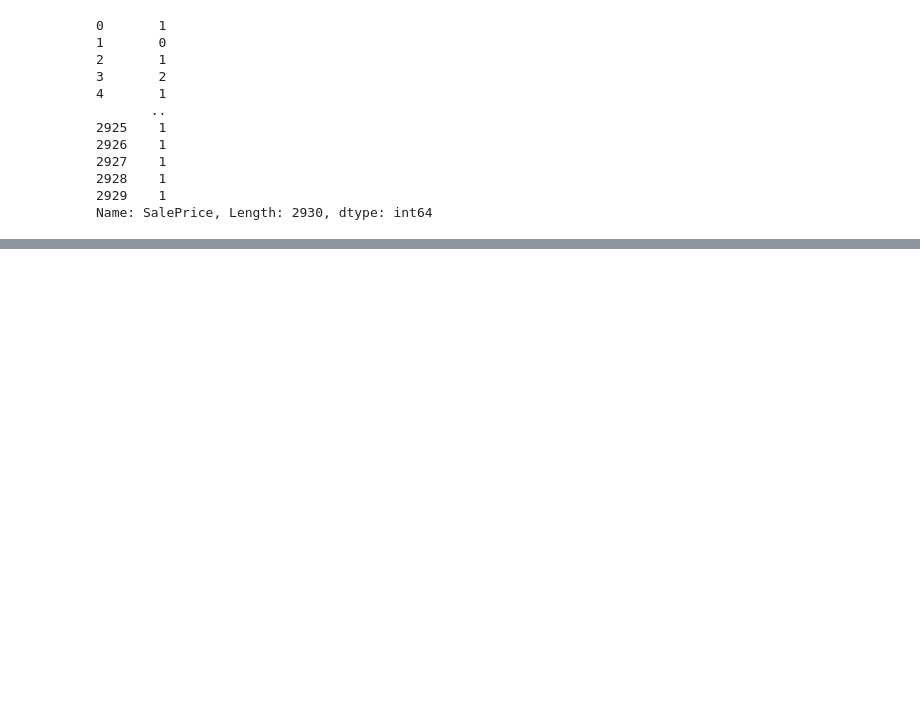
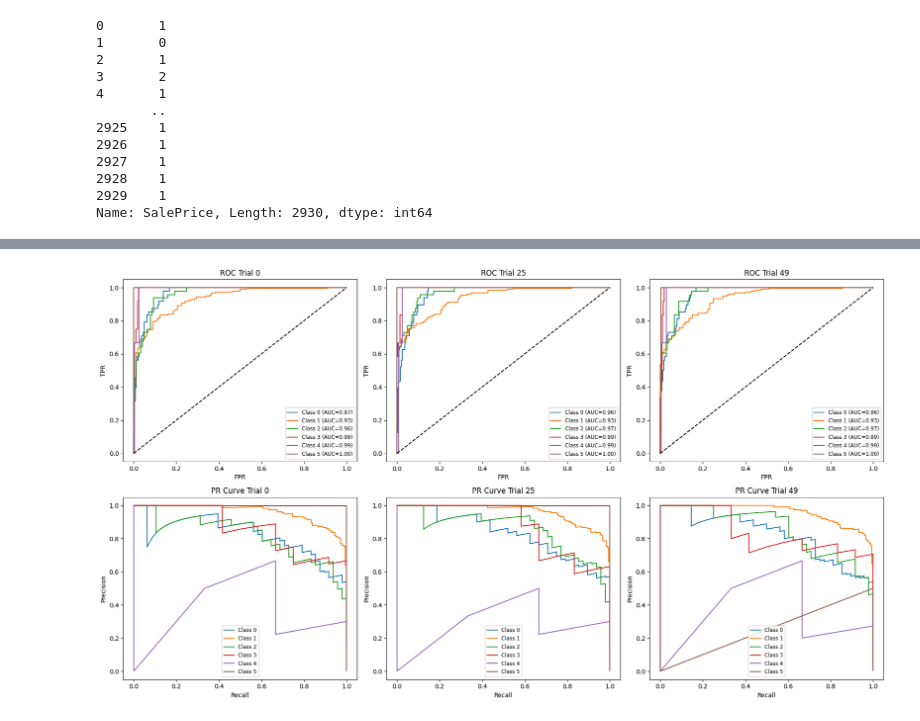
Before and after one commit to chiracarla/lab1, a Jupyter notebook: lab3.ipynb, the cells around one changed output, grey strips where cells are left out. Saved outputs shown, nothing was run; the diff lists cells and outputs as text; code cells hidden in the pictures; blank space fills up the shorter version.

```diff
--- a/lab3.ipynb
+++ b/lab3.ipynb
@@ -539,0 +533,10 @@ joblib.dump(final_model, "final_model.pkl")
+# %%
+best_paramsD = best_trialD.params
+final_modelD = XGBClassifier(
+    **best_params,
+    eval_metric='mlogloss',
+    objective='multi:softprob',
+    num_class=len(np.unique(y_classD))
+)
+
+final_modelD.fit(X_trainD, y_trainD)
@@ -539,0 +587,44 @@ joblib.dump(final_model, "final_model.pkl")
+# %%
+y_testD_bin = label_binarize(y_testD, classes=np.unique(y_testD))
+n_classesD = y_testD_bin.shape[1]
+iteration_indicesD = [0, len(studyD.trials)//2, len(studyD.trials)-1]
+
+figD, axesD = plt.subplots(2, 3, figsize=(18, 10))
+
+for col_idx, trial_idx in enumerate(iteration_indicesD):
+    trial_params = studyD.trials[trial_idx].params
+    iter_model = XGBClassifier(
+        **trial_params,
+        eval_metric='mlogloss',
+        objective='multi:softprob',
+        num_class=n_classesD
+    )
+    iter_model.fit(X_trainD, y_trainD)
+    y_prob_iter = iter_model.predict_proba(X_testD)
+
+    # ROC Curve
+    ax_roc = axesD[0, col_idx]
+    for i in range(n_classesD):
+        fpr, tpr, _ = roc_curve(y_testD_bin[:, i], y_prob_iter[:, i])
+        roc_auc = auc(fpr, tpr)
+        ax_roc.plot(fpr, tpr, label=f'Class {i} (AUC={roc_auc:.2f})')
+    ax_roc.plot([0, 1], [0, 1], 'k--')
+    ax_roc.set_title(f'ROC Trial {trial_idx}')
+    ax_roc.set_xlabel('FPR')
+    ax_roc.set_ylabel('TPR')
+    ax_roc.legend(fontsize='small')
+
+    # Precision-Recall Curve
+    ax_pr = axesD[1, col_idx]
+    for i in range(n_classesD):
+        precision, recall, _ = precision_recall_curve(y_testD_bin[:, i], y_prob_iter[:, i])
+        ax_pr.plot(recall, precision, label=f'Class {i}')
+    ax_pr.set_title(f'PR Curve Trial {trial_idx}')
+    ax_pr.set_xlabel('Recall')
+    ax_pr.set_ylabel('Precision')
+    ax_pr.legend(fontsize='small')
+
+plt.tight_layout()
+plt.show()
+# %% [output]
+[figure, added]
```
Also changed, not shown: parts of 22 cells of this notebook.
